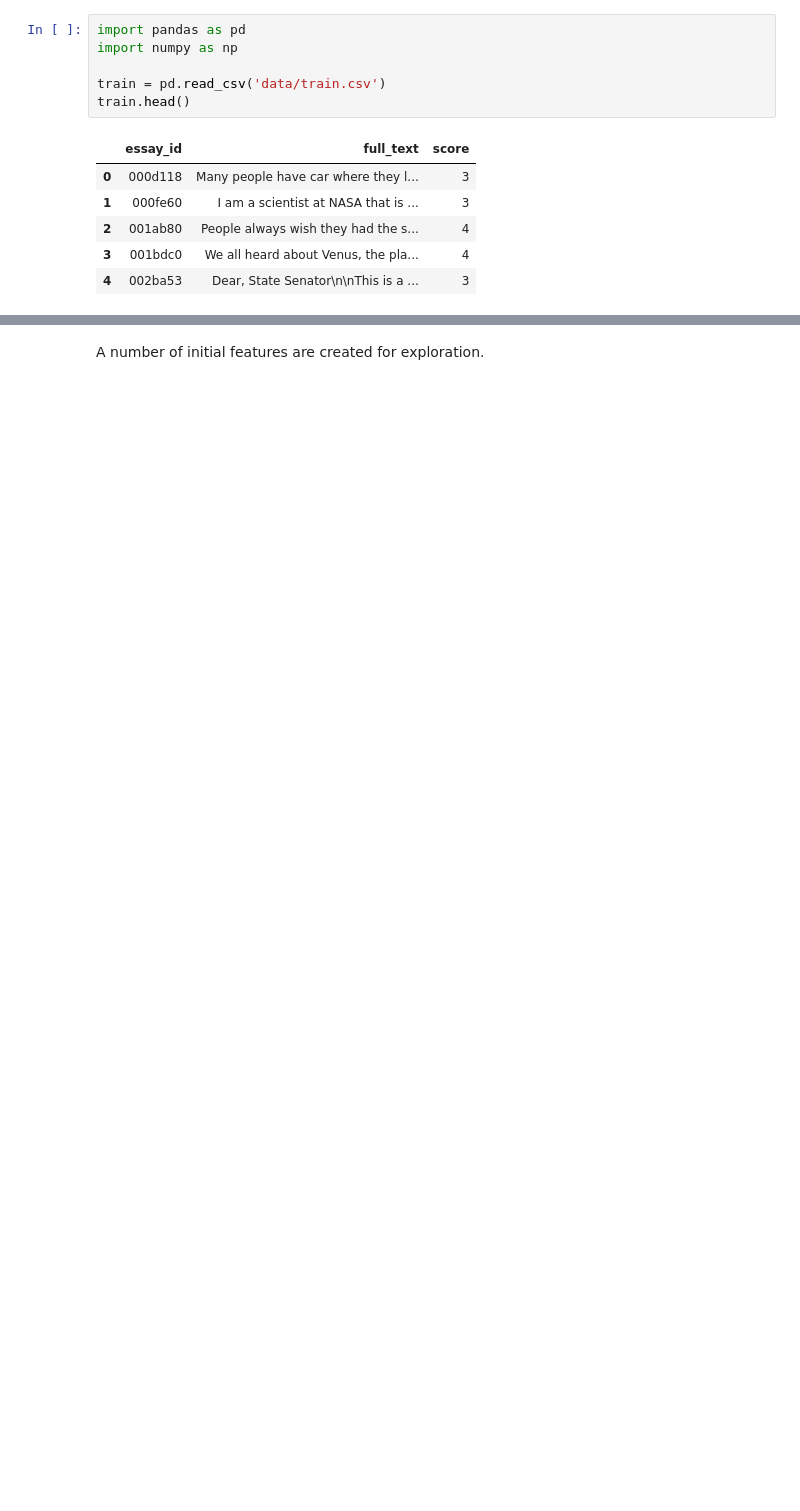
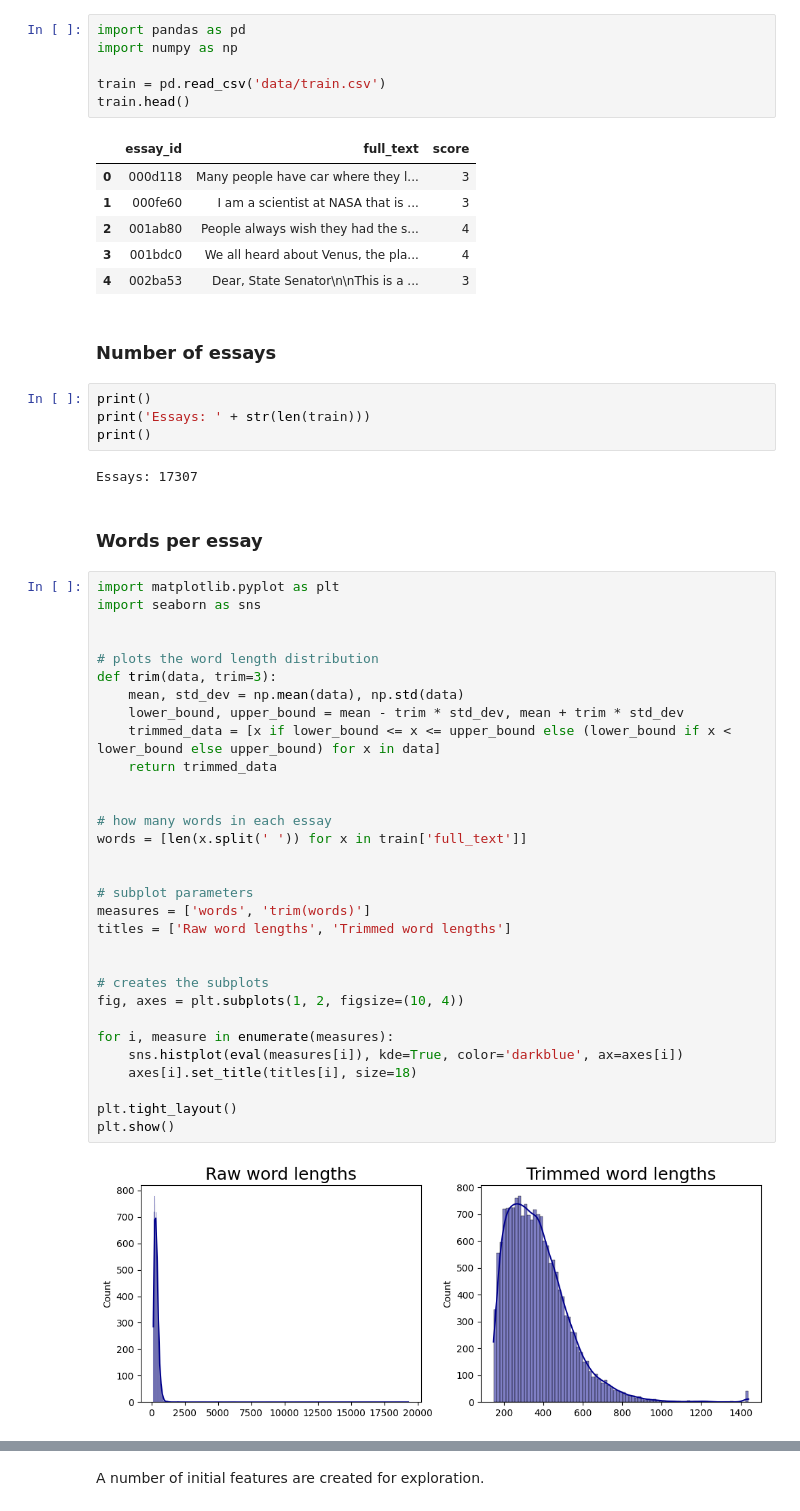
Before and after one commit to jcarterlab/Initial-Essay-Text-Feature-Engineering, a Jupyter notebook: nlp_initial_feature_engineering.ipynb, the cells around one changed output, grey strips where cells are left out. Cells and saved outputs as stored; diff of their text form; blank space fills up the shorter version.

```diff
--- a/nlp_initial_feature_engineering.ipynb
+++ b/nlp_initial_feature_engineering.ipynb
@@ -27,4 +30,47 @@ train.head()
 | 2 | 001ab80 | People always wish they had the s... | 4 |
 | 3 | 001bdc0 | We all heard about Venus, the pla... | 4 |
 | 4 | 002ba53 | Dear, State Senator\n\nThis is a ... | 3 |
+# %% [markdown]
+### Number of essays
+# %%
+print()
+print('Essays: ' + str(len(train)))
+print()
+# %% [output]
+Essays: 17307
+# %% [markdown]
+### Words per essay
+# %%
+import matplotlib.pyplot as plt
+import seaborn as sns
+
+
+# plots the word length distribution
+def trim(data, trim=3):
+    mean, std_dev = np.mean(data), np.std(data)
+    lower_bound, upper_bound = mean - trim * std_dev, mean + trim * std_dev
+    trimmed_data = [x if lower_bound <= x <= upper_bound else (lower_bound if x < lower_bound else upper_bound) for x in data]
+    return trimmed_data
+
+
+# how many words in each essay
+words = [len(x.split(' ')) for x in train['full_text']]
+
+
+# subplot parameters
+measures = ['words', 'trim(words)']
+titles = ['Raw word lengths', 'Trimmed word lengths']
+
+
+# creates the subplots
+fig, axes = plt.subplots(1, 2, figsize=(10, 4))
+
+for i, measure in enumerate(measures):
+    sns.histplot(eval(measures[i]), kde=True, color='darkblue', ax=axes[i])
+    axes[i].set_title(titles[i], size=18)
+
+plt.tight_layout()
+plt.show()
+# %% [output]
+[figure, added]
 # %% [markdown]
```
Also changed, not shown: parts of 15 cells of this notebook.
